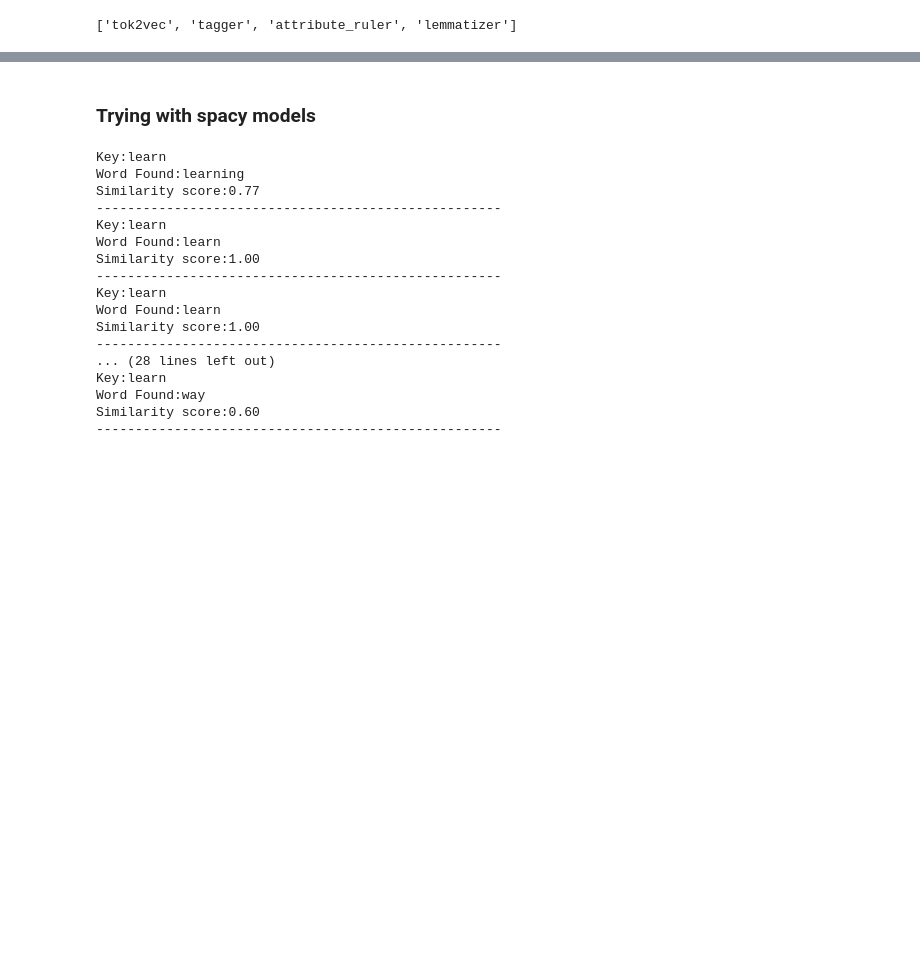
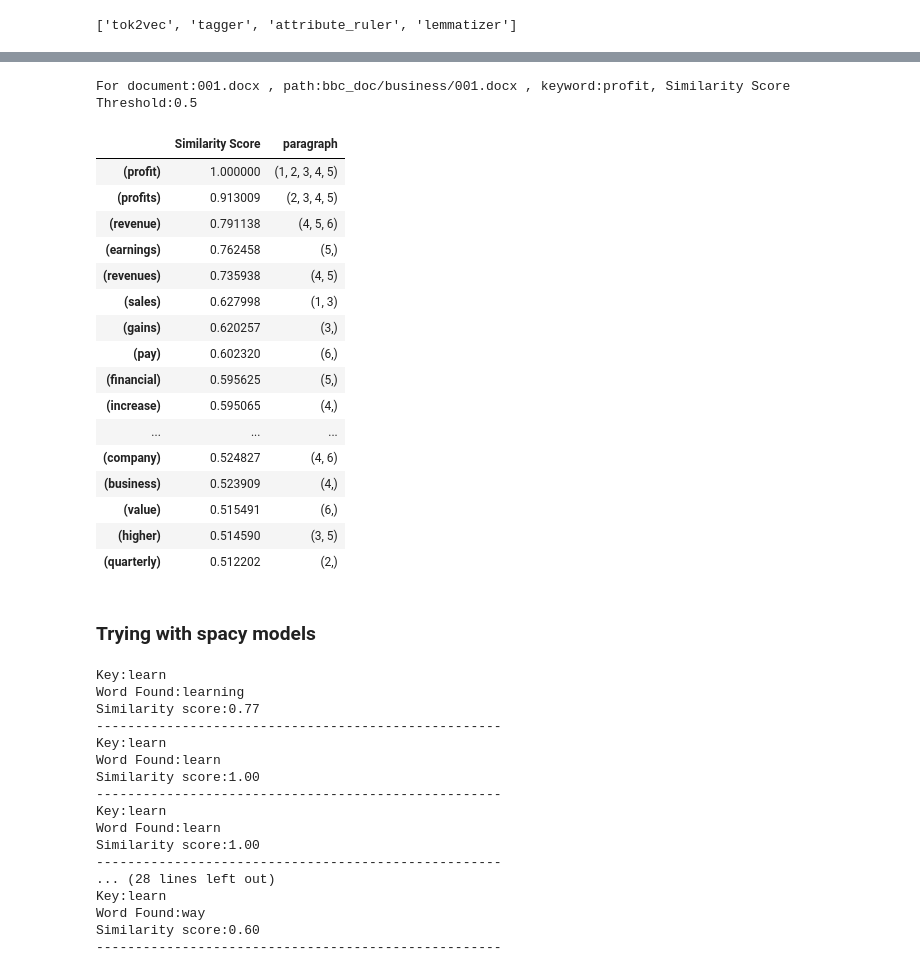
Before and after one commit to nairp2/word_context_app, a Jupyter notebook: similarity score_FI.ipynb, the cells around one changed output, grey strips where cells are left out. Cells and saved outputs as stored; diff of their text form; code cells hidden in the pictures; blank space fills up the shorter version.

```diff
--- a/similarity score_FI.ipynb
+++ b/similarity score_FI.ipynb
@@ -64,0 +115,13 @@ lemma_list
+# %%
+wordfreq = []
+for w in tokens_str:
+    wordfreq.append(tokens_str.count(w))
+
+#print("List\n" + str(tokens_str) + "\n")
+#print("Frequencies\n" + str(wordfreq) + "\n")
+#print("Pairs\n" + str(list(zip(tokens_str, wordfreq))))
+
+for i in list(zip(tokens_str, wordfreq)):
+    if query == i[0]:
+        word_occurences = (i[0], i[1])
+        break
@@ -64,0 +224,13 @@ lemma_list
+# %%
+def preprocessor(text):
+    text = re.sub('<[^>]*>', '', text)
+    text = re.sub('[\W]+', '', text.lower())
+    return text
+
+def findline(word):
+    line_num = []
+    for i in range(len(doc_list)):
+        if word in doc_list[i]:
+            line_num.append(i+1)
+
+    return line_num
@@ -65,3 +304,24 @@ lemma_list
+# %%
+sim_word('bbc_doc/business/001.docx',"profit",0.5)
+# %% [output]
+For document:001.docx , path:bbc_doc/business/001.docx , keyword:profit, Similarity Score Threshold:0.5
+|  | Similarity Score | paragraph |
+| (profit) | 1.000000 | (1, 2, 3, 4, 5) |
+| (profits) | 0.913009 | (2, 3, 4, 5) |
+| (revenue) | 0.791138 | (4, 5, 6) |
+| (earnings) | 0.762458 | (5,) |
+| (revenues) | 0.735938 | (4, 5) |
+| (sales) | 0.627998 | (1, 3) |
+| (gains) | 0.620257 | (3,) |
+| (pay) | 0.602320 | (6,) |
+| (financial) | 0.595625 | (5,) |
+| (increase) | 0.595065 | (4,) |
+| ... | ... | ... |
+| (company) | 0.524827 | (4, 6) |
+| (business) | 0.523909 | (4,) |
+| (value) | 0.515491 | (6,) |
+| (higher) | 0.514590 | (3, 5) |
+| (quarterly) | 0.512202 | (2,) |
 # %% [markdown]
 ### Trying with spacy models
 # %%
```
Also changed, not shown: parts of 14 cells of this notebook.
